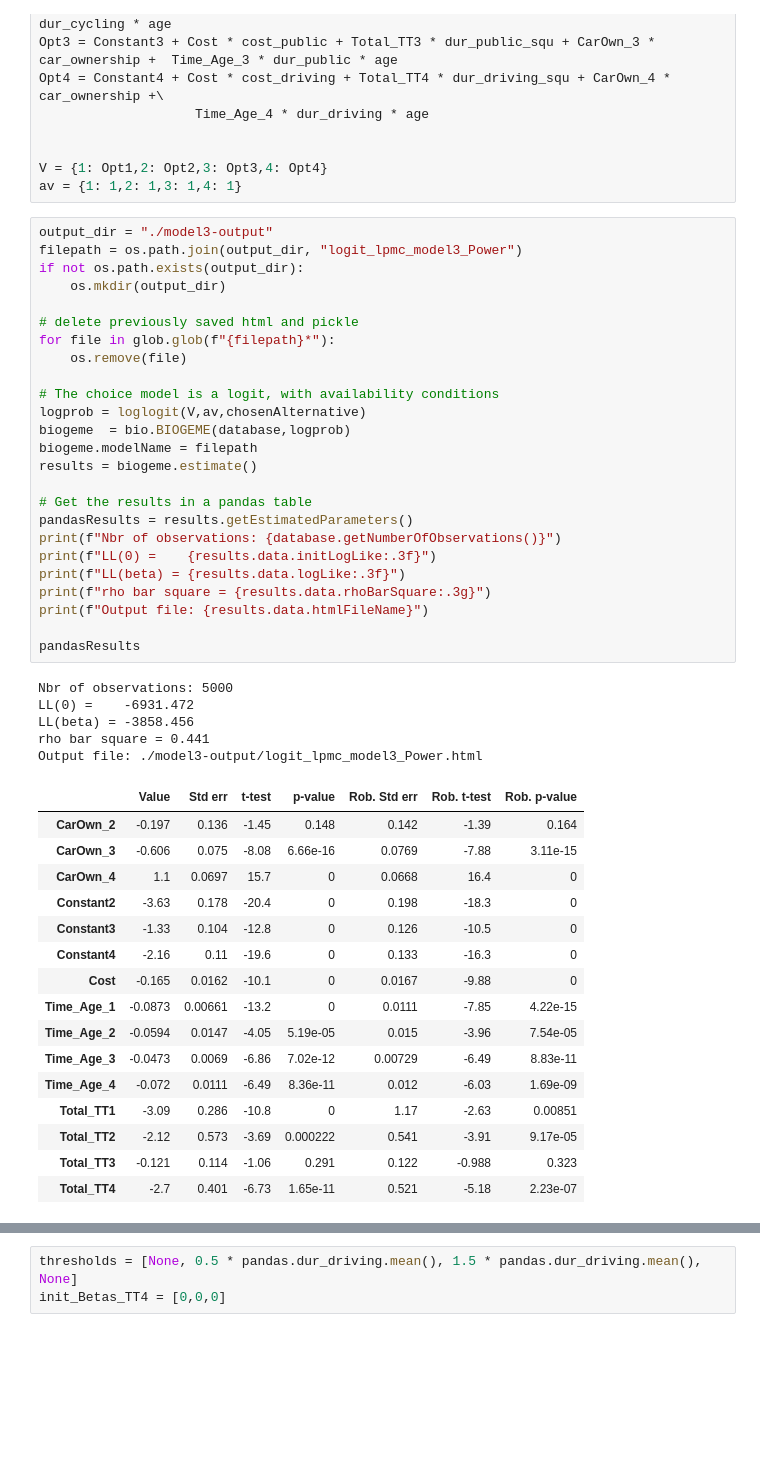
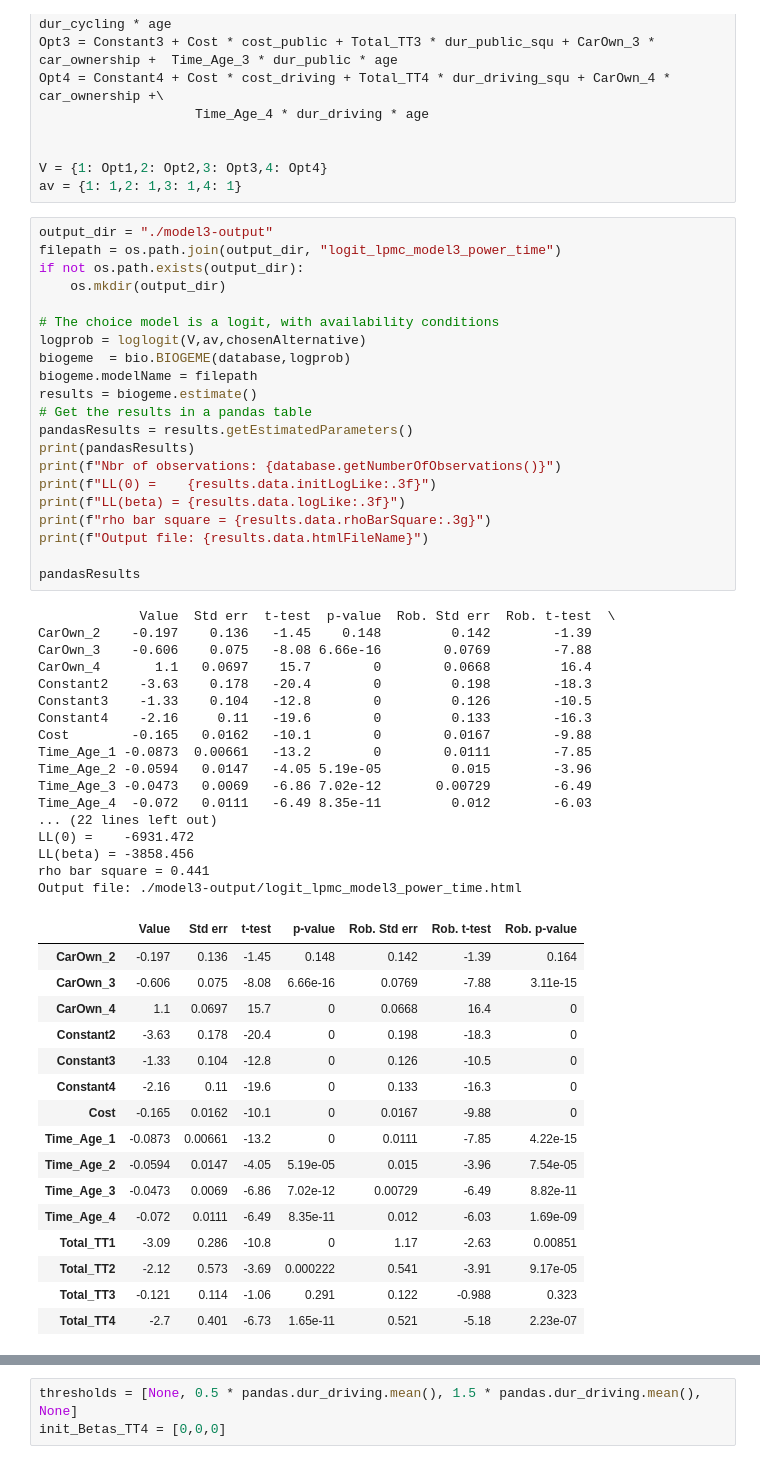
Before and after one commit to baohien97/EPFL-Modelling-Behaviour, a Jupyter notebook: Project-1/LPMC_model3.ipynb, the cells around one changed output, grey strips where cells are left out. Drawn from its saved outputs; the diff is of its cells as text; blank space fills up the shorter version.

```diff
--- a/Project-1/LPMC_model3.ipynb
+++ b/Project-1/LPMC_model3.ipynb
@@ -87,47 +92,55 @@ V = {1: Opt1,2: Opt2,3: Opt3,4: Opt4}
 av = {1: 1,2: 1,3: 1,4: 1}
 # %%
 output_dir = "./model3-output"
-filepath = os.path.join(output_dir, "logit_lpmc_model3_Power")
+filepath = os.path.join(output_dir, "logit_lpmc_model3_power_time")
 if not os.path.exists(output_dir):
     os.mkdir(output_dir)
-
-# delete previously saved html and pickle
-for file in glob.glob(f"{filepath}*"):
-    os.remove(file)
 
 # The choice model is a logit, with availability conditions
 logprob = loglogit(V,av,chosenAlternative)
 biogeme  = bio.BIOGEME(database,logprob)
 biogeme.modelName = filepath
 results = biogeme.estimate()
-
 # Get the results in a pandas table
 pandasResults = results.getEstimatedParameters()
+print(pandasResults)
 print(f"Nbr of observations: {database.getNumberOfObservations()}")
 print(f"LL(0) =    {results.data.initLogLike:.3f}")
 print(f"LL(beta) = {results.data.logLike:.3f}")
 print(f"rho bar square = {results.data.rhoBarSquare:.3g}")
 print(f"Output file: {results.data.htmlFileName}")
 
 pandasResults
 # %% [output]
-Nbr of observations: 5000
+             Value  Std err  t-test  p-value  Rob. Std err  Rob. t-test  \
+CarOwn_2    -0.197    0.136   -1.45    0.148         0.142        -1.39
+CarOwn_3    -0.606    0.075   -8.08 6.66e-16        0.0769        -7.88
+CarOwn_4       1.1   0.0697    15.7        0        0.0668         16.4
+Constant2    -3.63    0.178   -20.4        0         0.198        -18.3
+Constant3    -1.33    0.104   -12.8        0         0.126        -10.5
+Constant4    -2.16     0.11   -19.6        0         0.133        -16.3
+Cost        -0.165   0.0162   -10.1        0        0.0167        -9.88
+Time_Age_1 -0.0873  0.00661   -13.2        0        0.0111        -7.85
+Time_Age_2 -0.0594   0.0147   -4.05 5.19e-05         0.015        -3.96
+Time_Age_3 -0.0473   0.0069   -6.86 7.02e-12       0.00729        -6.49
+Time_Age_4  -0.072   0.0111   -6.49 8.35e-11         0.012        -6.03
+... (22 lines left out)
 LL(0) =    -6931.472
 LL(beta) = -3858.456
 rho bar square = 0.441
-Output file: ./model3-output/logit_lpmc_model3_Power.html
+Output file: ./model3-output/logit_lpmc_model3_power_time.html
 |  | Value | Std err | t-test | p-value | Rob. Std err | Rob. t-test | Rob. p-value |
 | CarOwn_2 | -0.197 | 0.136 | -1.45 | 0.148 | 0.142 | -1.39 | 0.164 |
 | CarOwn_3 | -0.606 | 0.075 | -8.08 | 6.66e-16 | 0.0769 | -7.88 | 3.11e-15 |
 | CarOwn_4 | 1.1 | 0.0697 | 15.7 | 0 | 0.0668 | 16.4 | 0 |
 | Constant2 | -3.63 | 0.178 | -20.4 | 0 | 0.198 | -18.3 | 0 |
 | Constant3 | -1.33 | 0.104 | -12.8 | 0 | 0.126 | -10.5 | 0 |
 | Constant4 | -2.16 | 0.11 | -19.6 | 0 | 0.133 | -16.3 | 0 |
 | Cost | -0.165 | 0.0162 | -10.1 | 0 | 0.0167 | -9.88 | 0 |
 | Time_Age_1 | -0.0873 | 0.00661 | -13.2 | 0 | 0.0111 | -7.85 | 4.22e-15 |
 | Time_Age_2 | -0.0594 | 0.0147 | -4.05 | 5.19e-05 | 0.015 | -3.96 | 7.54e-05 |
-| Time_Age_3 | -0.0473 | 0.0069 | -6.86 | 7.02e-12 | 0.00729 | -6.49 | 8.83e-11 |
-| Time_Age_4 | -0.072 | 0.0111 | -6.49 | 8.36e-11 | 0.012 | -6.03 | 1.69e-09 |
+| Time_Age_3 | -0.0473 | 0.0069 | -6.86 | 7.02e-12 | 0.00729 | -6.49 | 8.82e-11 |
+| Time_Age_4 | -0.072 | 0.0111 | -6.49 | 8.35e-11 | 0.012 | -6.03 | 1.69e-09 |
 | Total_TT1 | -3.09 | 0.286 | -10.8 | 0 | 1.17 | -2.63 | 0.00851 |
 | Total_TT2 | -2.12 | 0.573 | -3.69 | 0.000222 | 0.541 | -3.91 | 9.17e-05 |
 | Total_TT3 | -0.121 | 0.114 | -1.06 | 0.291 | 0.122 | -0.988 | 0.323 |
```
Also changed, not shown: parts of 17 cells of this notebook, 2 other files.
